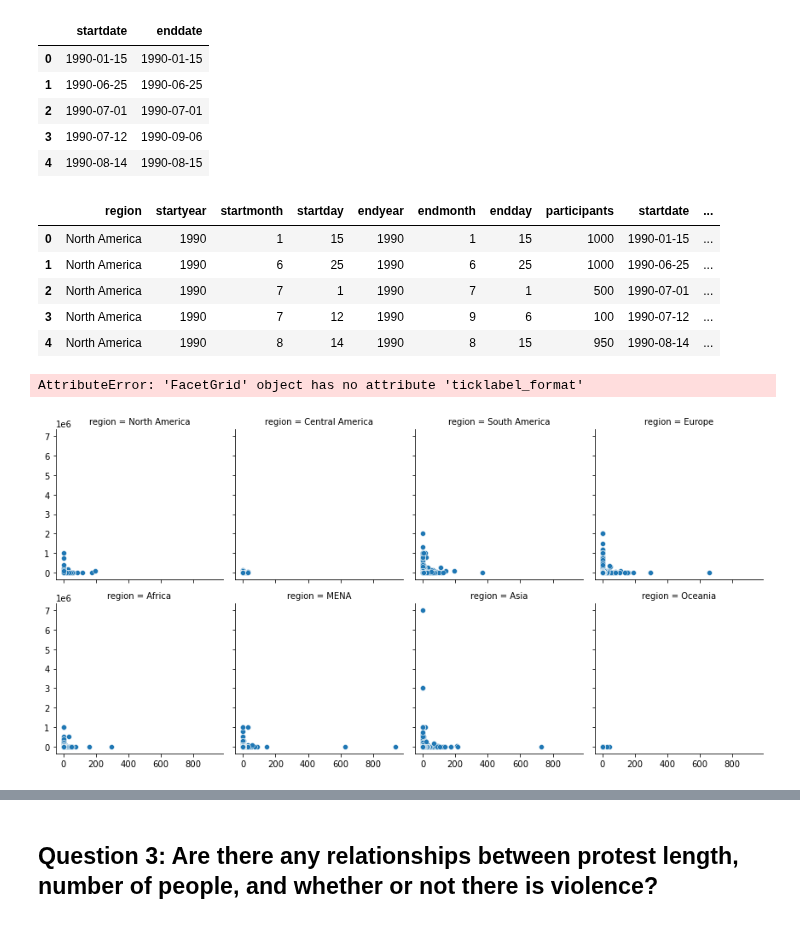
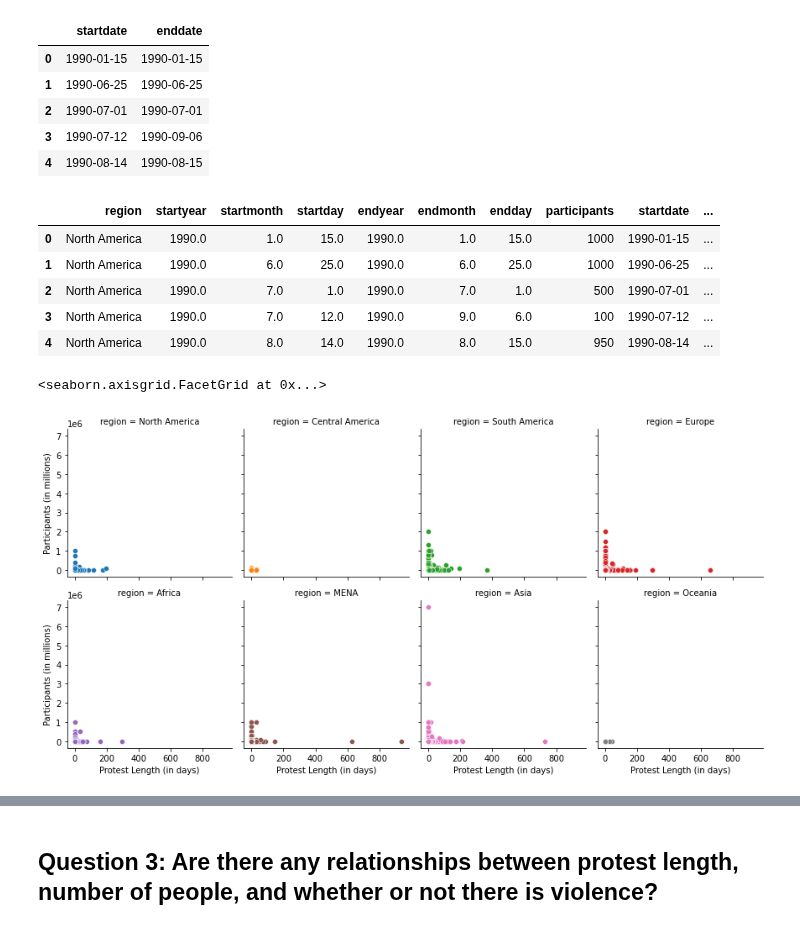
Before and after one commit to UNC-Libraries-data/Python, a Jupyter notebook: Jupyter/Pandas.ipynb, the cells around one changed output, grey strips where cells are left out. Drawn from its saved outputs; the diff is of its cells as text; code cells hidden in the pictures.

```diff
--- a/Jupyter/Pandas.ipynb
+++ b/Jupyter/Pandas.ipynb
@@ -480,7 +481,7 @@ Q3["participants"]
 Name: participants, Length: 17145, dtype: object
 # %%
 Q3 = Q3.dropna()
-Q3.iloc[:,1:8] = Q3.iloc[:,1:8].astype("int64")
+Q3["participants"] = Q3["participants"].astype("int64")
 Q3.info()
 # %% [output]
 <class 'pandas.core.frame.DataFrame'>
@@ -500,8 +501,8 @@ dtypes: int64(7), object(1)
 memory usage: 983.5+ KB
 # %%
 # create dictionaries that specify which columns represent years, months and days
-startdict = dict(year = protests["startyear"], month = protests["startmonth"], day = protests["startday"])
-enddict = dict(year = protests["endyear"], month = protests["endmonth"], day = protests["endday"])
+startdict = dict(year = Q3["startyear"], month = Q3["startmonth"], day = Q3["startday"])
+enddict = dict(year = Q3["endyear"], month = Q3["endmonth"], day = Q3["endday"])
 
 # create columns for start and end dates
 Q3["startdate"] = pd.to_datetime(startdict)
@@ -523,17 +524,17 @@ Q3["protestlength"] = Q3["protestlength"].dt.days
 Q3.head()
 # %% [output]
 |  | region | startyear | startmonth | startday | endyear | endmonth | endday | participants | startdate | ... |
-| 0 | North America | 1990 | 1 | 15 | 1990 | 1 | 15 | 1000 | 1990-01-15 | ... |
-| 1 | North America | 1990 | 6 | 25 | 1990 | 6 | 25 | 1000 | 1990-06-25 | ... |
-| 2 | North America | 1990 | 7 | 1 | 1990 | 7 | 1 | 500 | 1990-07-01 | ... |
-| 3 | North America | 1990 | 7 | 12 | 1990 | 9 | 6 | 100 | 1990-07-12 | ... |
-| 4 | North America | 1990 | 8 | 14 | 1990 | 8 | 15 | 950 | 1990-08-14 | ... |
+| 0 | North America | 1990.0 | 1.0 | 15.0 | 1990.0 | 1.0 | 15.0 | 1000 | 1990-01-15 | ... |
+| 1 | North America | 1990.0 | 6.0 | 25.0 | 1990.0 | 6.0 | 25.0 | 1000 | 1990-06-25 | ... |
+| 2 | North America | 1990.0 | 7.0 | 1.0 | 1990.0 | 7.0 | 1.0 | 500 | 1990-07-01 | ... |
+| 3 | North America | 1990.0 | 7.0 | 12.0 | 1990.0 | 9.0 | 6.0 | 100 | 1990-07-12 | ... |
+| 4 | North America | 1990.0 | 8.0 | 14.0 | 1990.0 | 8.0 | 15.0 | 950 | 1990-08-14 | ... |
 # %%
 import seaborn as sns
 
-grid = sns.FacetGrid(data = Q3, col="region", col_wrap = 4)
-grid.map_dataframe(sns.scatterplot, x = "protestlength", y = "participants")
-grid.ticklabel_format(axis = "both", style = "plain")
+grid = sns.FacetGrid(data = Q3, col="region", col_wrap = 4, hue = "region")
+fig = grid.map_dataframe(sns.scatterplot, x = "protestlength", y = "participants")
+fig.set_axis_labels("Protest Length (in days)", "Participants (in millions)")
 # %% [output]
-AttributeError: 'FacetGrid' object has no attribute 'ticklabel_format'
+<seaborn.axisgrid.FacetGrid at 0x...>
-[figure, old version]
+[figure, new version]
```
Also changed, not shown: parts of 8 cells of this notebook.
